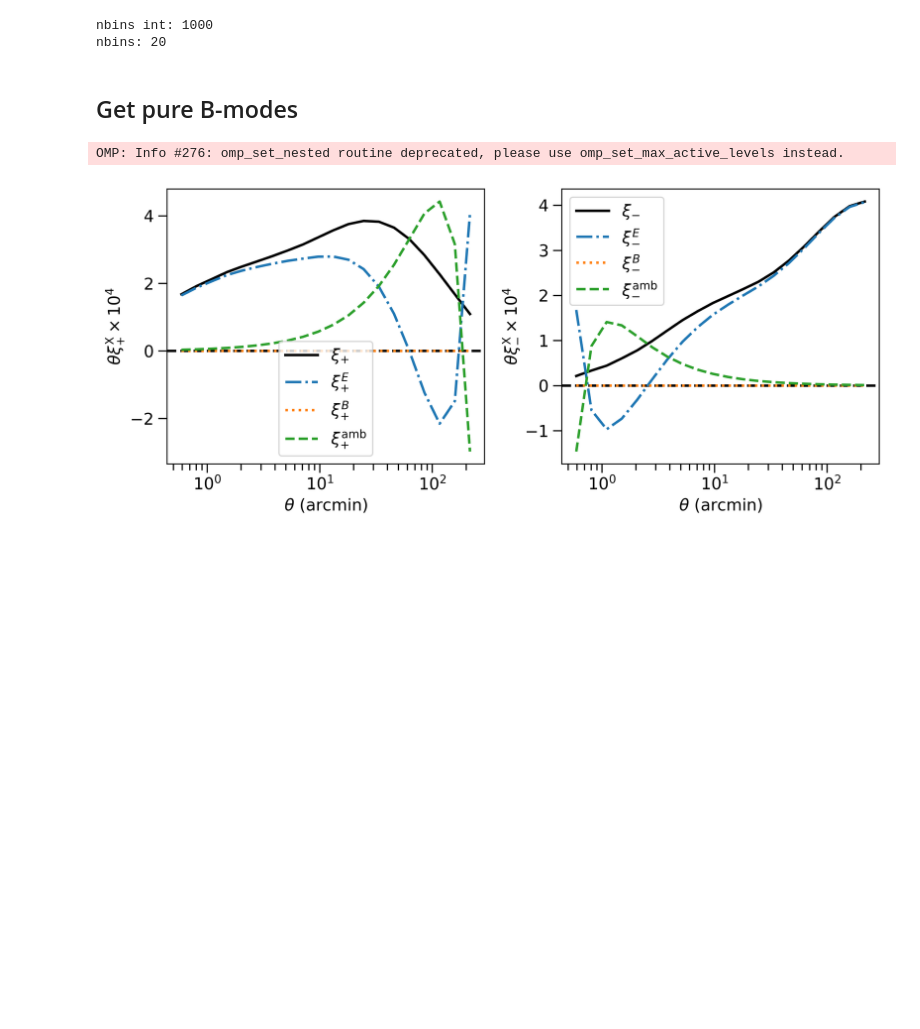
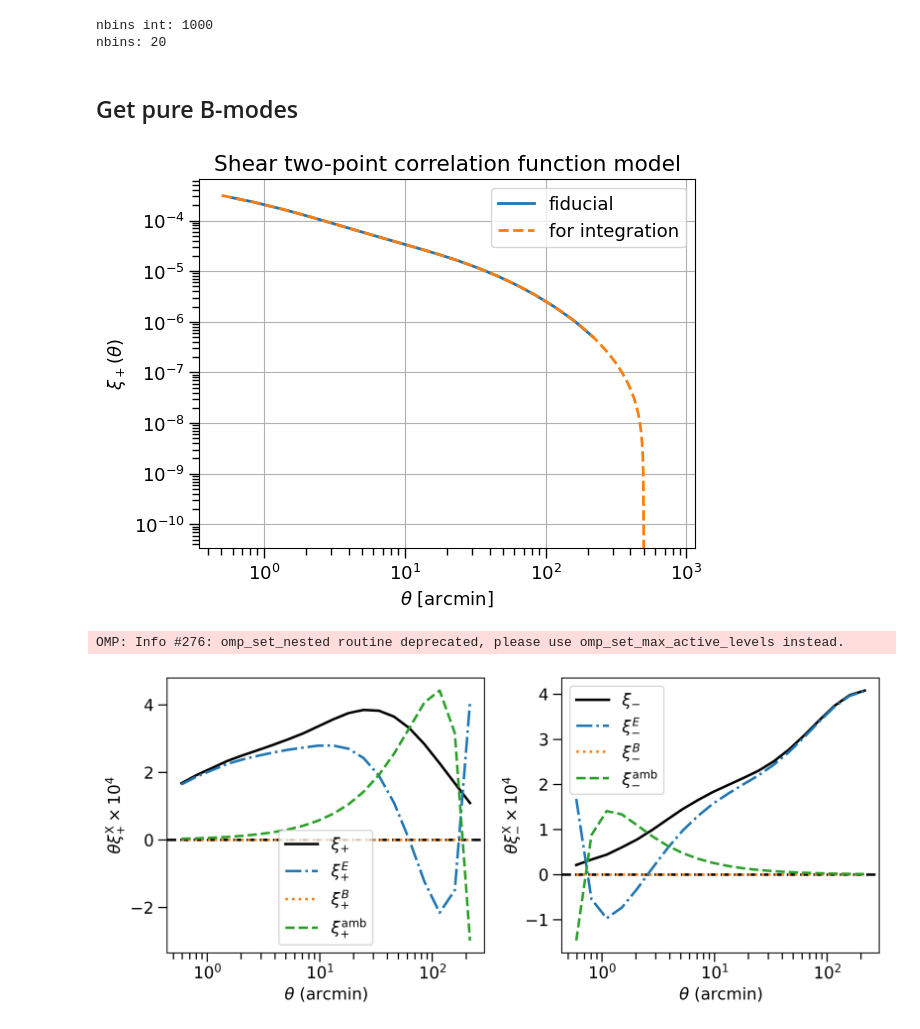
Before and after one commit to aguinot/cosmo-numba, a Jupyter notebook: notebooks/pure_EB_modes_plots.ipynb, the cells around one changed output. Drawn from its saved outputs; the diff is of its cells as text; code cells hidden in the pictures; blank space fills up the shorter version.

```diff
--- a/notebooks/pure_EB_modes_plots.ipynb
+++ b/notebooks/pure_EB_modes_plots.ipynb
@@ -181,6 +181,19 @@ xip_model, xim_model, _, _ = get_model(
     B_amp,
     b_ia,
 )
+# %%
+plt.plot(theta, xip_model, label="fiducial")
+plt.plot(theta_int, xip_model_int, "--", label="for integration")
+plt.xscale("log")
+plt.yscale("log")
+plt.xlabel(r"$\theta$ [arcmin]")
+plt.ylabel(r"$\xi_+(\theta)$")
+plt.legend()
+plt.title("Shear two-point correlation function model")
+plt.grid()
+plt.show()
+# %% [output]
+[figure, added]
 # %%
 xip_E_model, xim_E_model, xip_B_model, xim_B_model, xip_amb_model, xim_amb_model = get_pure_EB_modes(
     theta, xip_model, xim_model, theta_int, xip_model_int, xim_model_int, np.min(theta), np.max(theta), parallel=True, pad_xim=True,
```
Also changed, not shown: parts of 6 cells of this notebook.
